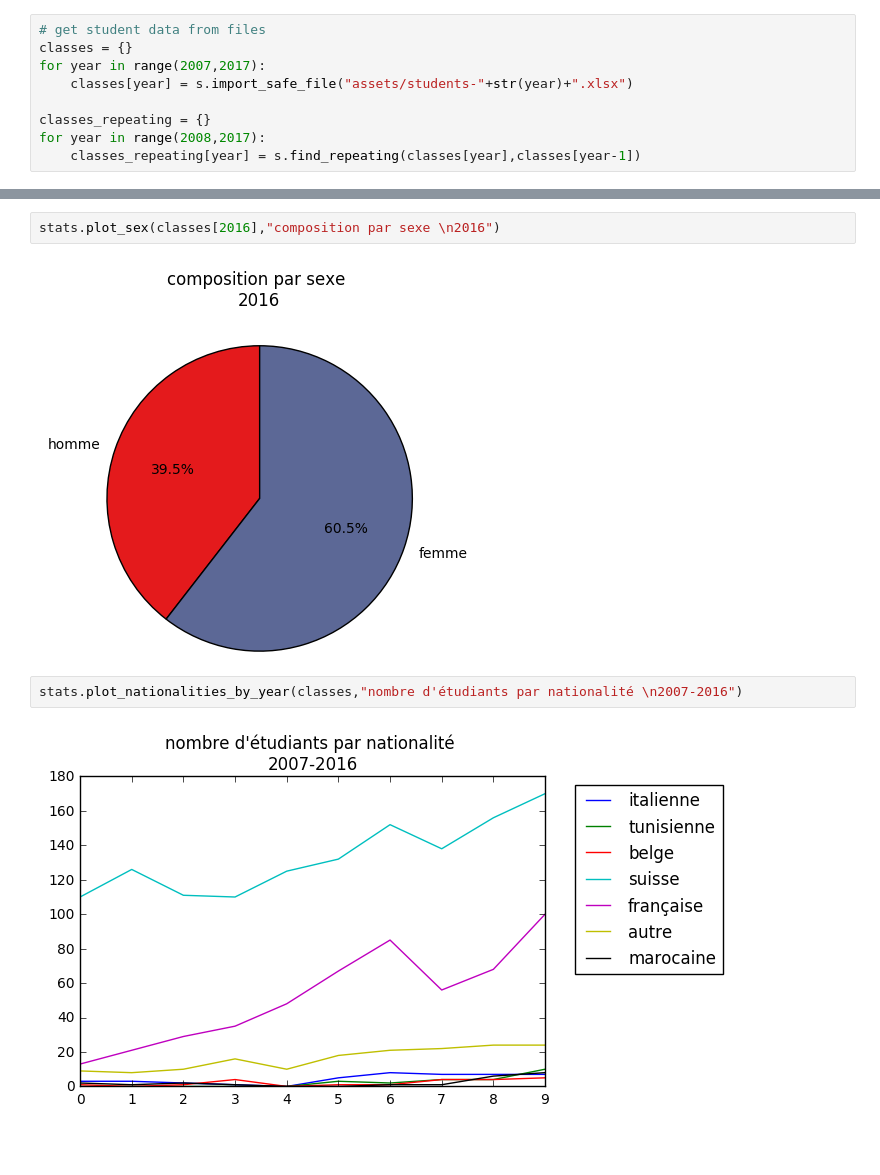
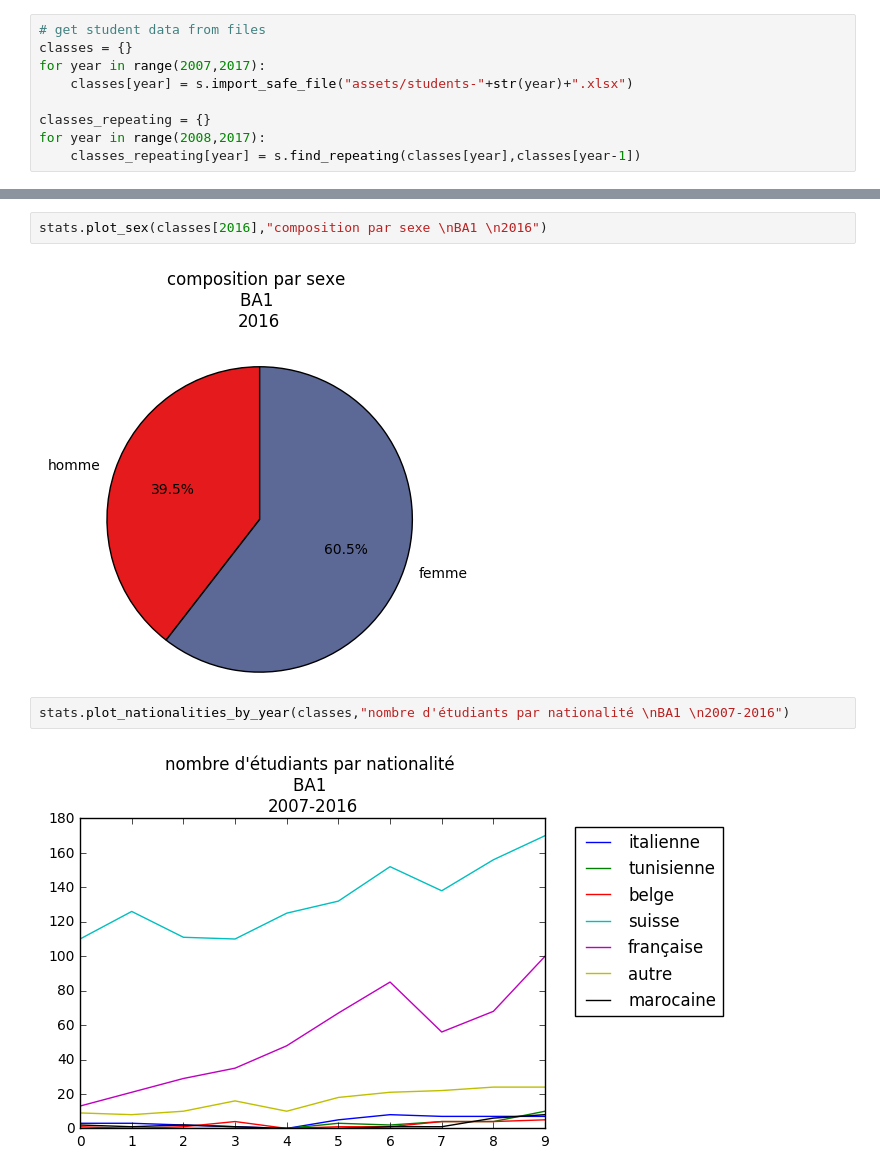
Before and after one commit to ilyaskurikhin/coachsort, a Jupyter notebook: stats.ipynb, the cells around one changed output, grey strips where cells are left out. Saved outputs shown, nothing was run; the diff lists cells and outputs as text; blank space fills up the shorter version.

```diff
--- a/stats.ipynb
+++ b/stats.ipynb
@@ -22,8 +22,8 @@ stats.plot_repeating(classes[2016],classes_repeating[2016],"part de redoublants
 # %%
-stats.plot_sex(classes[2016],"composition par sexe \n2016")
+stats.plot_sex(classes[2016],"composition par sexe \nBA1 \n2016")
 # %% [output]
-[figure, old version]
+[figure, new version]
 # %%
-stats.plot_nationalities_by_year(classes,"nombre d'étudiants par nationalité \n2007-2016")
+stats.plot_nationalities_by_year(classes,"nombre d'étudiants par nationalité \nBA1 \n2007-2016")
 # %% [output]
-[figure, old version]
+[figure, new version]
```
Also changed, not shown: parts of 2 cells of this notebook.
